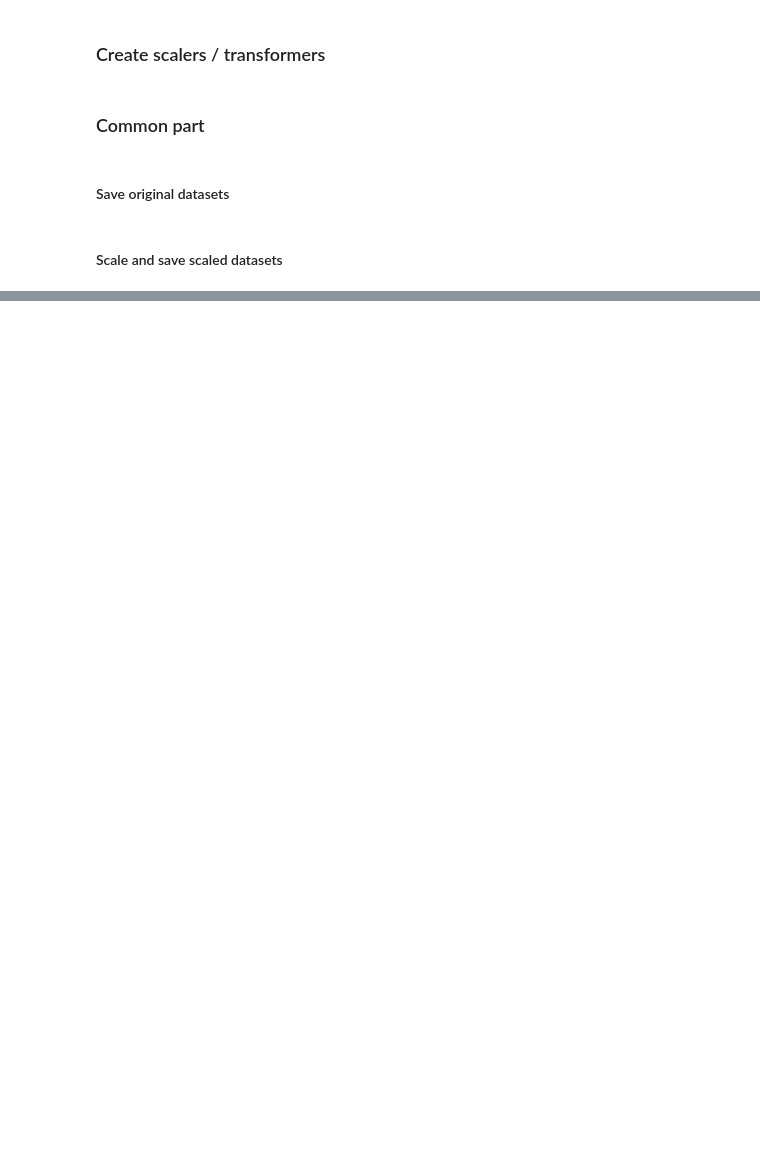
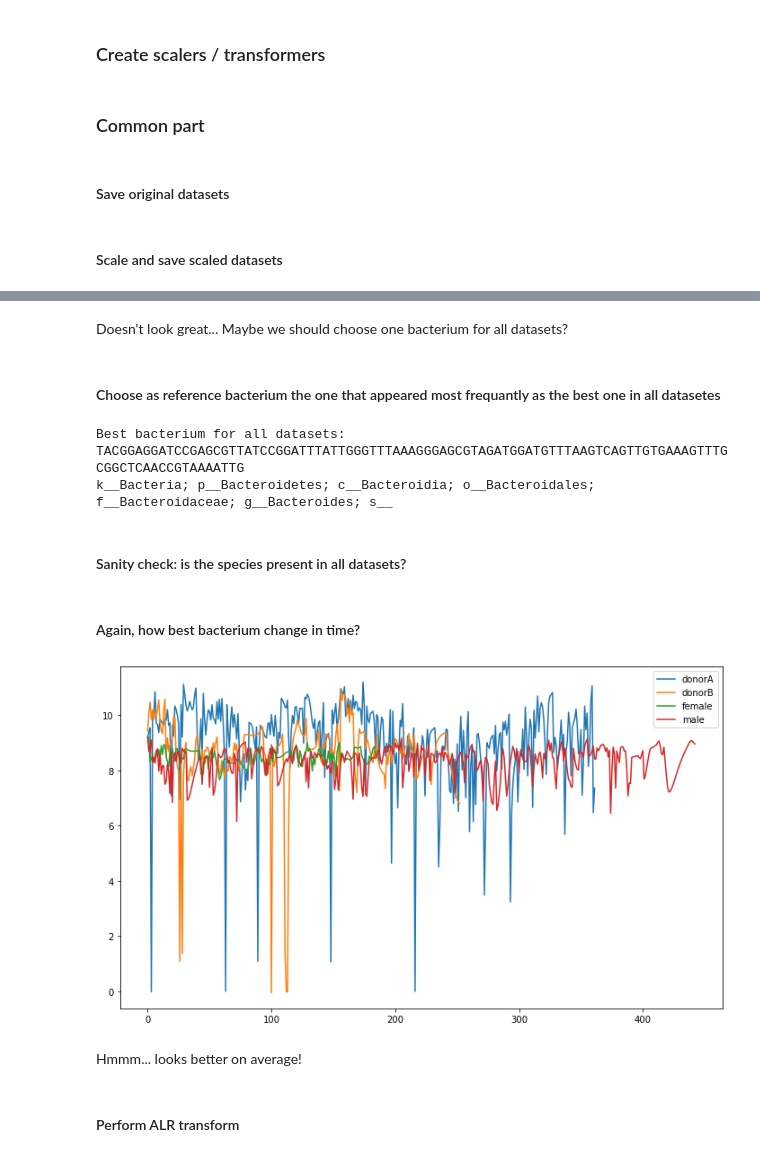
Before and after one commit to zuzannakarwowska/microbiome_interactions_project, a Jupyter notebook: notebooks/transform_input_data.ipynb, the cells around one changed output, grey strips where cells are left out. Cells and saved outputs as stored; diff of their text form; code cells hidden in the pictures; blank space fills up the shorter version.

Commit message:
Add CLR and ALR transforms

```diff
--- a/notebooks/transform_input_data.ipynb
+++ b/notebooks/transform_input_data.ipynb
@@ -173,0 +294,28 @@ for k, v in data_raw.items():
+# %% [markdown]
+Doesn't look great... Maybe we should choose one bacterium for all datasets?
+# %% [markdown]
+#### Choose as reference bacterium the one that appeared most frequantly as the best one in all datasetes
+# %%
+best_bacteria = [v[0] for k, v in covs_score_best.items()]  # take all
+best_bacterium = Counter(best_bacteria).most_common(1)[0][0]  # take one
+print(f"Best bacterium for all datasets: {best_bacterium}\n{taxonomy.loc[best_bacterium]['Taxon']}")
+# %% [output]
+Best bacterium for all datasets: TACGGAGGATCCGAGCGTTATCCGGATTTATTGGGTTTAAAGGGAGCGTAGATGGATGTTTAAGTCAGTTGTGAAAGTTTGCGGCTCAACCGTAAAATTG
+k__Bacteria; p__Bacteroidetes; c__Bacteroidia; o__Bacteroidales; f__Bacteroidaceae; g__Bacteroides; s__
+# %% [markdown]
+#### Sanity check: is the species present in all datasets?
+# %%
+for k in data_raw.keys():
+    assert best_bacterium in nonzero_cols[k]
+# %% [markdown]
+#### Again, how best bacterium change in time?
+# %%
+for k in data_raw.keys():
+    df_clr[k][best_bacterium].plot(label=k, legend=True, figsize=(12, 7))
+plt.show()
+# %% [output]
+[figure, added]
+# %% [markdown]
+Hmmm... looks better on average!
+# %% [markdown]
+#### Perform ALR transform
```
Also changed, not shown: parts of 39 cells of this notebook.
